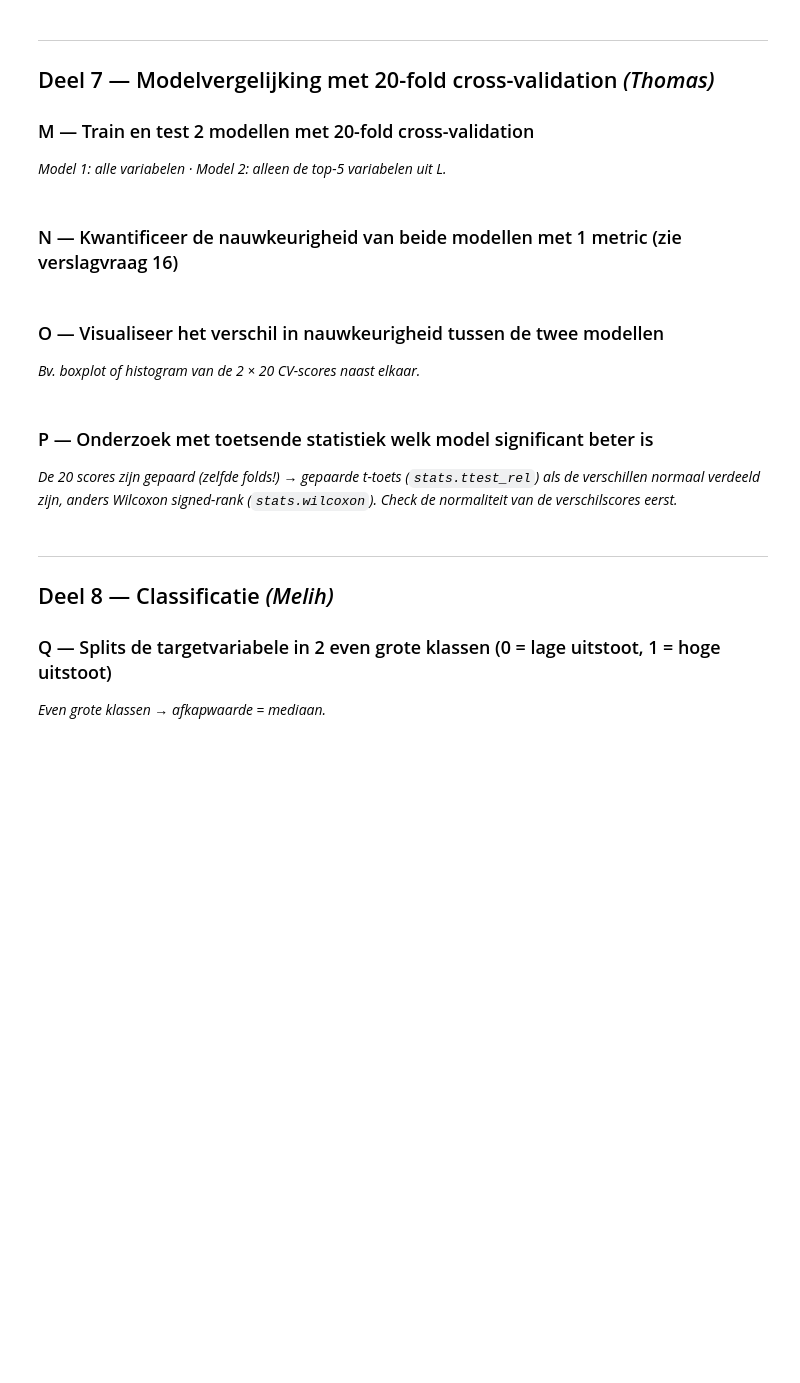
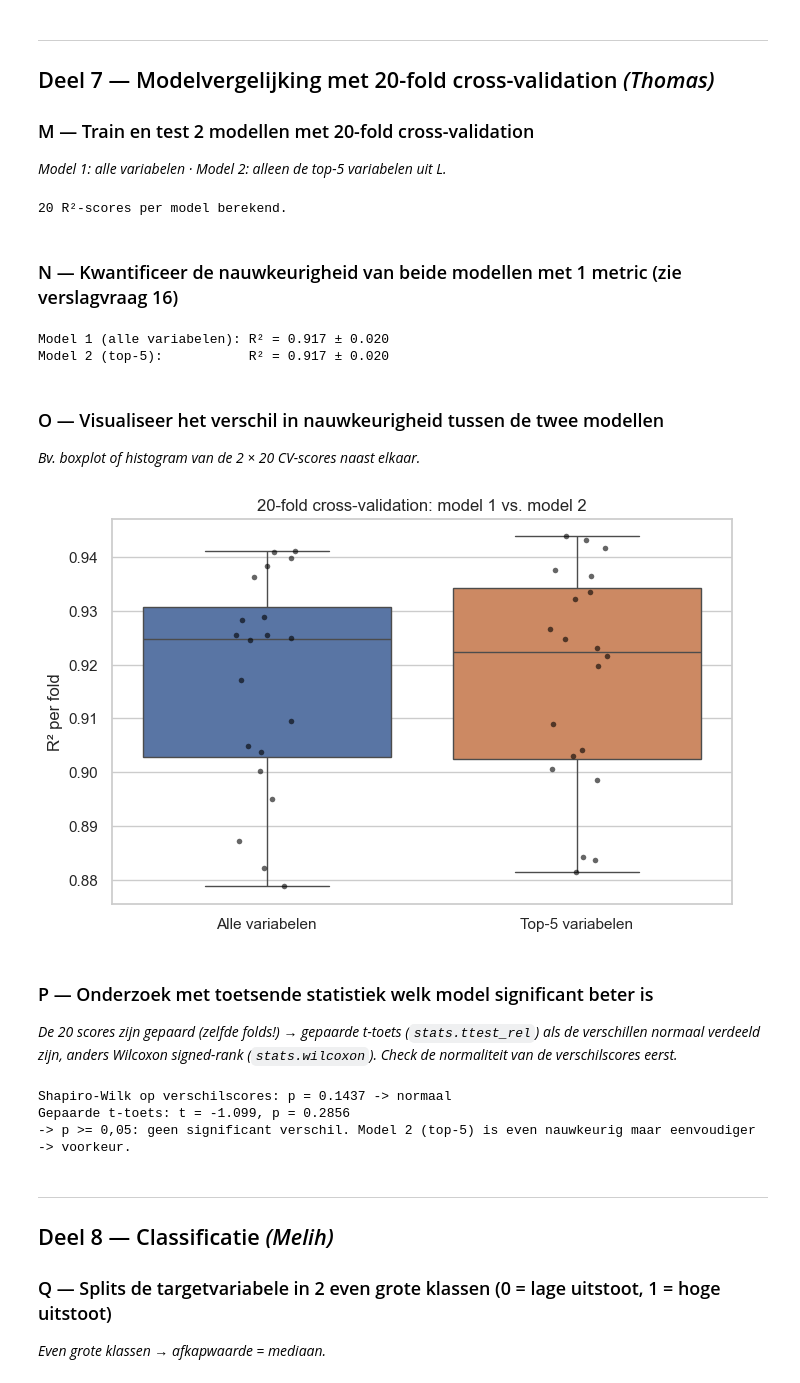
Before and after one commit to TJKDev1/Wiskunde-II-Porfolio-Groep-25, a Jupyter notebook: Portfolio_Groep25.ipynb, the cells around one changed output. Cells and saved outputs as stored; diff of their text form; code cells hidden in the pictures; blank space fills up the shorter version.

```diff
--- a/Portfolio_Groep25.ipynb
+++ b/Portfolio_Groep25.ipynb
@@ -332,0 +387,13 @@ print(X_train.shape, X_test.shape)
+# %%
+# Deel 6 — J: data splitsen in train- en testset
+# df_ml bevat nog enkele missende waarden (jaarsalaris, autobezit en de target co2);
+# een lineair model kan daar niet mee rekenen, dus modelleren we op de complete rijen.
+df_model = df_ml.dropna()
+print("rijen voor/na verwijderen NaN:", len(df_ml), "->", len(df_model))
+
+X = df_model.drop(columns=["co2_uitstoot_per_jaar_KG"])
+y = df_model["co2_uitstoot_per_jaar_KG"]
+
+# 80/20-split met vaste random_state, zodat het resultaat reproduceerbaar is
+X_train, X_test, y_train, y_test = train_test_split(X, y, test_size=0.2, random_state=42)
+print(X_train.shape, X_test.shape)
@@ -373,16 +506,28 @@ coefs
 ### M — Train en test 2 modellen met 20-fold cross-validation
 *Model 1: alle variabelen · Model 2: alleen de top-5 variabelen uit L.*
 # %%
-# TODO (Thomas)
-# kf = KFold(n_splits=20, shuffle=True, random_state=42)
-# scores_alle = cross_val_score(LinearRegression(), X, y, cv=kf, scoring="...")  # scoring = metric uit verslagvraag 16
-# scores_top5 = cross_val_score(LinearRegression(), X[top5_features], y, cv=kf, scoring="...")
+# Deel 7 — M: twee modellen trainen/testen met 20-fold cross-validation
+# Metric = R² (zie verslagvraag 16). Dezelfde KFold (vaste folds) voor beide modellen,
+# zodat de scores per fold gepaard zijn -> nodig voor de toets in P.
+kf = KFold(n_splits=20, shuffle=True, random_state=42)
+
+# Model 1: alle variabelen
+scores_alle = cross_val_score(LinearRegression(), X, y, cv=kf, scoring="r2")
+# Model 2: alleen de top-5 variabelen uit L
+scores_top5 = cross_val_score(LinearRegression(), X[top5_features], y, cv=kf, scoring="r2")
+
+print("20 R²-scores per model berekend.")
+# %% [output]
+20 R²-scores per model berekend.
 # %% [markdown]
 ### N — Kwantificeer de nauwkeurigheid van beide modellen met 1 metric (zie verslagvraag 16)
 # %%
-# TODO (Thomas): gemiddelde + std van de 20 scores per model
-# print(f"alle variabelen: {scores_alle.mean():.3f} ± {scores_alle.std():.3f}")
-# print(f"top-5:           {scores_top5.mean():.3f} ± {scores_top5.std():.3f}")
+# Deel 7 — N: nauwkeurigheid kwantificeren met R² (gemiddelde ± standaarddeviatie)
+print(f"Model 1 (alle variabelen): R² = {scores_alle.mean():.3f} ± {scores_alle.std():.3f}")
+print(f"Model 2 (top-5):           R² = {scores_top5.mean():.3f} ± {scores_top5.std():.3f}")
+# %% [output]
+Model 1 (alle variabelen): R² = 0.917 ± 0.020
+Model 2 (top-5):           R² = 0.917 ± 0.020
 # %% [markdown]
 ### O — Visualiseer het verschil in nauwkeurigheid tussen de twee modellen
 *Bv. boxplot of histogram van de 2 × 20 CV-scores naast elkaar.*
@@ -391,3 +534,18 @@ coefs
+# %%
+# Deel 7 — O: verschil in nauwkeurigheid visualiseren
+cv_scores = pd.DataFrame({
+    "Alle variabelen": scores_alle,
+    "Top-5 variabelen": scores_top5,
+})
+
+plt.figure(figsize=(8, 5))
+sns.boxplot(data=cv_scores)
+sns.stripplot(data=cv_scores, color="black", size=4, alpha=0.6)
+plt.ylabel("R² per fold")
+plt.title("20-fold cross-validation: model 1 vs. model 2")
+plt.show()
+# %% [output]
+[figure, added]
 # %% [markdown]
 ### P — Onderzoek met toetsende statistiek welk model significant beter is
 *De 20 scores zijn gepaard (zelfde folds!) → gepaarde t-toets (`stats.ttest_rel`) als de verschillen normaal verdeeld zijn, anders Wilcoxon signed-rank (`stats.wilcoxon`). Check de normaliteit van de verschilscores eerst.*
@@ -399,3 +552,29 @@ coefs
+# %%
+# Deel 7 — P: toetsen welk model significant beter is
+# De 20 scores zijn gepaard (zelfde folds). Eerst de verschilscores op normaliteit
+# checken -> bepaalt gepaarde t-toets vs. Wilcoxon signed-rank.
+verschillen = scores_alle - scores_top5
+
+sw_stat, sw_p = stats.shapiro(verschillen)
+print(f"Shapiro-Wilk op verschilscores: p = {sw_p:.4f} "
+      f"-> {'niet normaal' if sw_p < 0.05 else 'normaal'}")
+
+if sw_p >= 0.05:
+    stat, p = stats.ttest_rel(scores_alle, scores_top5)
+    print(f"Gepaarde t-toets: t = {stat:.3f}, p = {p:.4f}")
+else:
+    stat, p = stats.wilcoxon(scores_alle, scores_top5)
+    print(f"Wilcoxon signed-rank: stat = {stat:.3f}, p = {p:.4f}")
+
+if p < 0.05:
+    print("-> p < 0,05: er is een significant verschil tussen de modellen.")
+else:
+    print("-> p >= 0,05: geen significant verschil. "
+          "Model 2 (top-5) is even nauwkeurig maar eenvoudiger -> voorkeur.")
+# %% [output]
+Shapiro-Wilk op verschilscores: p = 0.1437 -> normaal
+Gepaarde t-toets: t = -1.099, p = 0.2856
+-> p >= 0,05: geen significant verschil. Model 2 (top-5) is even nauwkeurig maar eenvoudiger -> voorkeur.
 # %% [markdown]
 ---
 ## Deel 8 — Classificatie *(Melih)*
```
Also changed, not shown: parts of 24 cells of this notebook, 1 other file.
